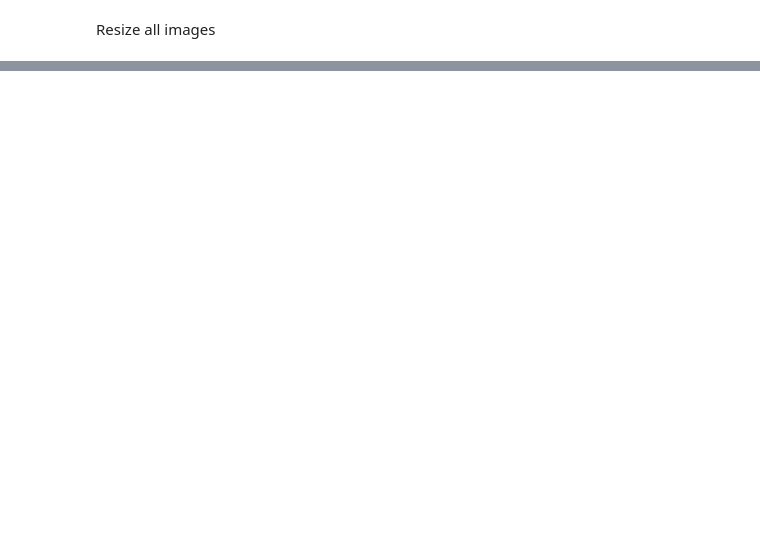
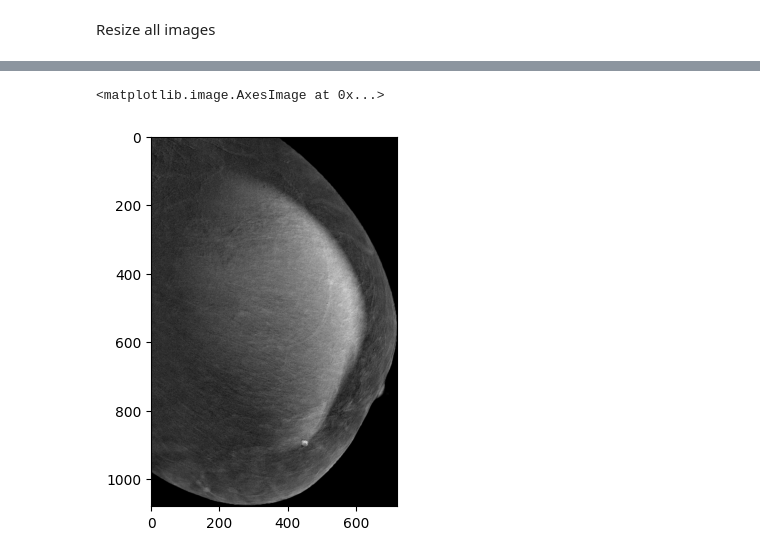
Before and after one commit to RexGod/DataMining_Pgu_Nueral_Network, a Jupyter notebook: finalProject.ipynb, the cells around one changed output, grey strips where cells are left out. Saved outputs shown, nothing was run; the diff lists cells and outputs as text; code cells hidden in the pictures; blank space fills up the shorter version.

Commit message:
resize all images

```diff
--- a/finalProject.ipynb
+++ b/finalProject.ipynb
@@ -147,0 +158,2 @@ Resize all images
+# %%
+new_train_x = np.array([cv2.resize(i, (720, 1080)) for i in train_data_x])
@@ -147,0 +171,8 @@ Resize all images
+# %%
+train_data_x = new_train_x
+# %%
+img = train_data_x[752]
+plt.imshow(img)
+# %% [output]
+<matplotlib.image.AxesImage at 0x...>
+[figure, added]
```
Also changed, not shown: parts of 10 cells of this notebook.
